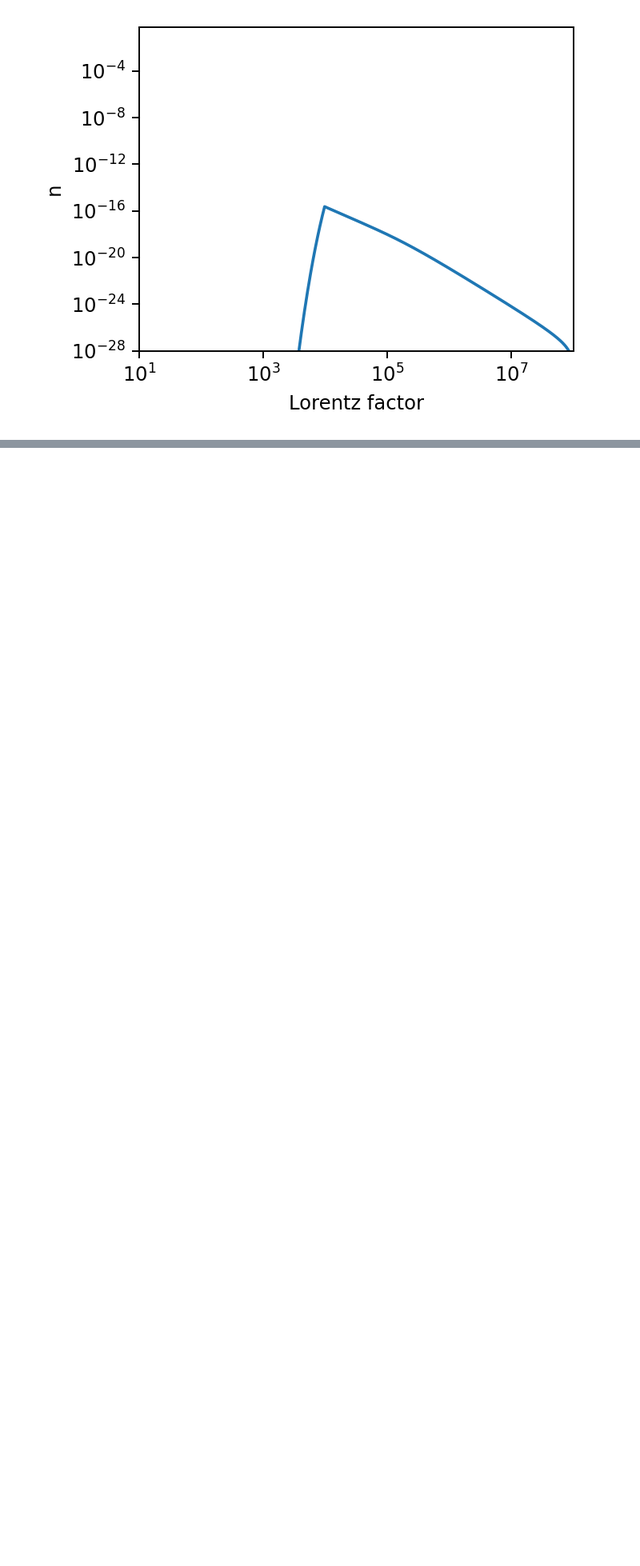
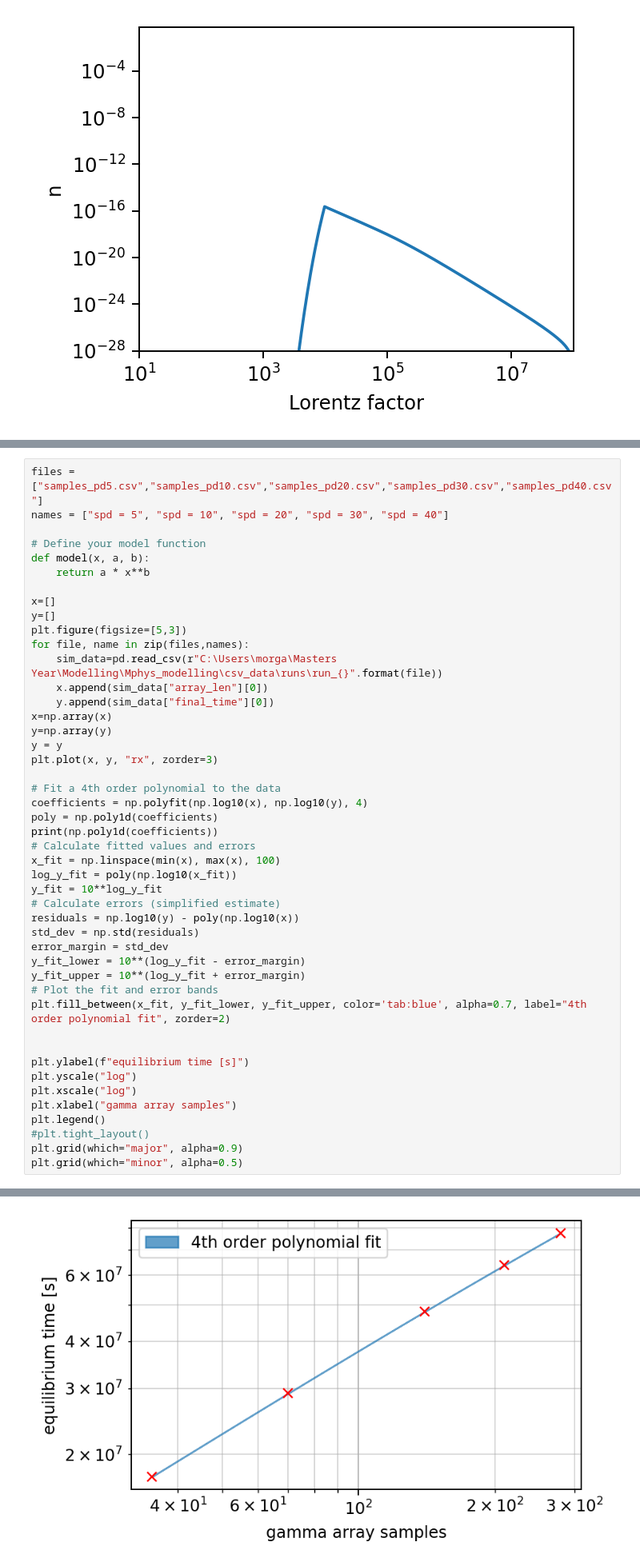
Before and after one commit to me623/Mphys_modelling, a Jupyter notebook: plotting.ipynb, the cells around one changed output, grey strips where cells are left out. Shown at 80% size. Drawn from its saved outputs; the diff is of its cells as text; blank space fills up the shorter version.

```diff
--- a/plotting.ipynb
+++ b/plotting.ipynb
@@ -168,0 +189,47 @@ plt.grid(which="major", alpha=0.99)
+# %%
+files = ["samples_pd5.csv","samples_pd10.csv","samples_pd20.csv","samples_pd30.csv","samples_pd40.csv"]
+names = ["spd = 5", "spd = 10", "spd = 20", "spd = 30", "spd = 40"]
+
+# Define your model function
+def model(x, a, b):
+    return a * x**b
+
+x=[]
+y=[]
+plt.figure(figsize=[5,3])
+for file, name in zip(files,names):
+    sim_data=pd.read_csv(r"C:\Users\morga\Masters Year\Modelling\Mphys_modelling\csv_data\runs\run_{}".format(file))
+    x.append(sim_data["array_len"][0])
+    y.append(sim_data["final_time"][0])
+x=np.array(x)
+y=np.array(y)
+y = y
+plt.plot(x, y, "rx", zorder=3)
+
+# Fit a 4th order polynomial to the data
+coefficients = np.polyfit(np.log10(x), np.log10(y), 4)
+poly = np.poly1d(coefficients)
+print(np.poly1d(coefficients))
+# Calculate fitted values and errors
+x_fit = np.linspace(min(x), max(x), 100)
+log_y_fit = poly(np.log10(x_fit))
+y_fit = 10**log_y_fit
+# Calculate errors (simplified estimate)
+residuals = np.log10(y) - poly(np.log10(x))
+std_dev = np.std(residuals)
+error_margin = std_dev
+y_fit_lower = 10**(log_y_fit - error_margin)
+y_fit_upper = 10**(log_y_fit + error_margin)
+# Plot the fit and error bands
+plt.fill_between(x_fit, y_fit_lower, y_fit_upper, color='tab:blue', alpha=0.7, label="4th order polynomial fit", zorder=2)
+
+
+plt.ylabel(f"equilibrium time [s]")
+plt.yscale("log")
+plt.xscale("log")
+plt.xlabel("gamma array samples")
+plt.legend()
+#plt.tight_layout()
+plt.grid(which="major", alpha=0.9)
+plt.grid(which="minor", alpha=0.5)
+# %% [output]
@@ -168,0 +238 @@ plt.grid(which="major", alpha=0.99)
+[figure, added]
```
Also changed, not shown: parts of 15 cells of this notebook, 5 other files.
